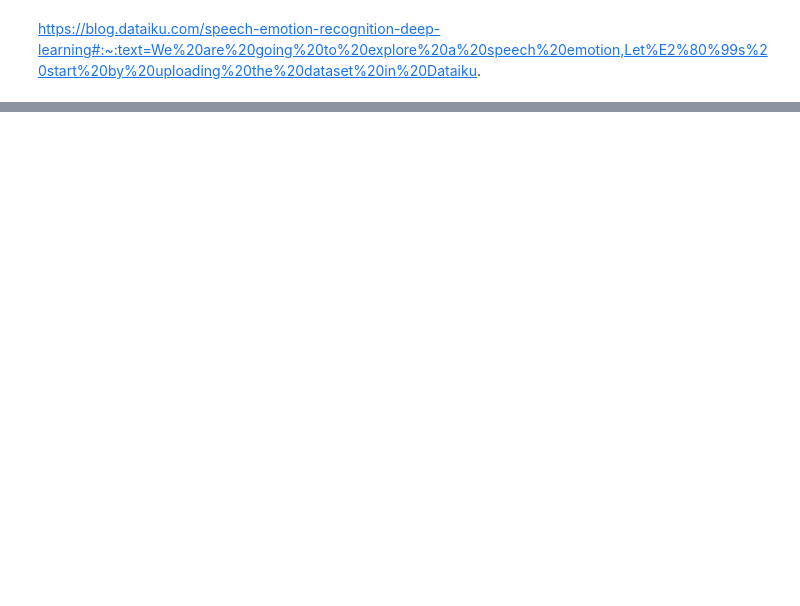
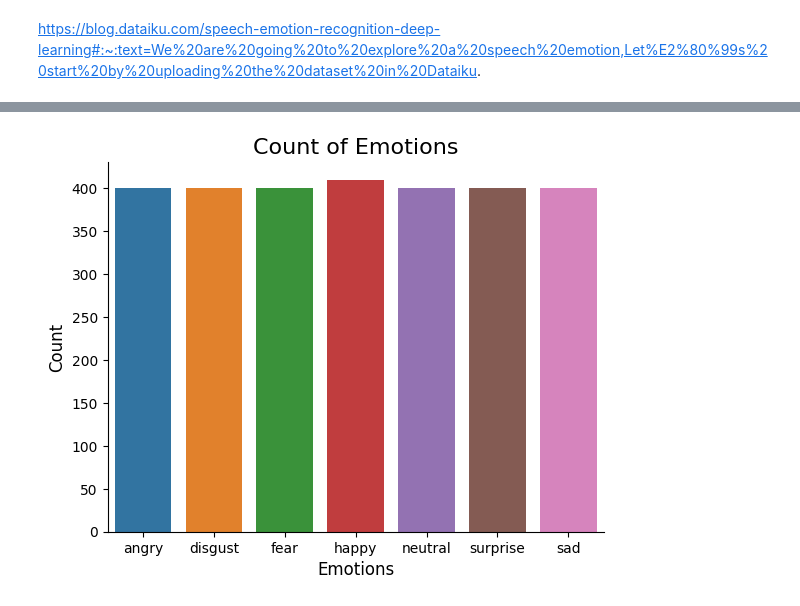
Before and after one commit to Jeswin-8802/SER-using-2D-CNN, a Jupyter notebook: Speech.ipynb, the cells around one changed output, grey strips where cells are left out. Cells and saved outputs as stored; diff of their text form; code cells hidden in the pictures; blank space fills up the shorter version.

```diff
--- a/Speech.ipynb
+++ b/Speech.ipynb
@@ -116,0 +142,28 @@ https://blog.dataiku.com/speech-emotion-recognition-deep-learning#:~:text=We%20a
+# %%
+# TESS
+
+tess_directory_list = os.listdir(Tess)
+
+file_emotion = []
+file_path = []
+
+for dir in tess_directory_list:
+    directories = os.listdir(os.path.join(Tess, dir))
+    for file in directories:
+        part = file.split('.')[0]
+        part = part.split('_')[2]
+        if part == 'ps':
+            file_emotion.append('surprise')
+        elif part == 'happy(1)':
+            file_emotion.append('happy')
+        else:
+            file_emotion.append(part)
+        file_path.append(os.path.join(Tess, dir, file))
+
+# dataframe for emotion of files
+emotion_df = pd.DataFrame(file_emotion, columns=['Emotions'])
+
+# dataframe for path of files.
+path_df = pd.DataFrame(file_path, columns=['Path'])
+Tess_df = pd.concat([emotion_df, path_df], axis=1)
+Tess_df.head()
@@ -116,0 +182,4 @@ https://blog.dataiku.com/speech-emotion-recognition-deep-learning#:~:text=We%20a
+# %%
+print_emotion_count(Tess_df)
+# %% [output]
+[figure, added]
```
Also changed, not shown: parts of 12 cells of this notebook, 1 other file.
